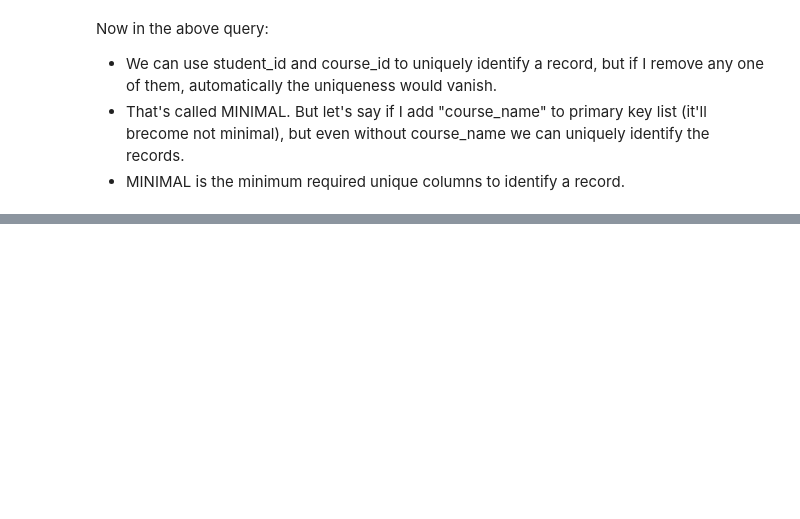
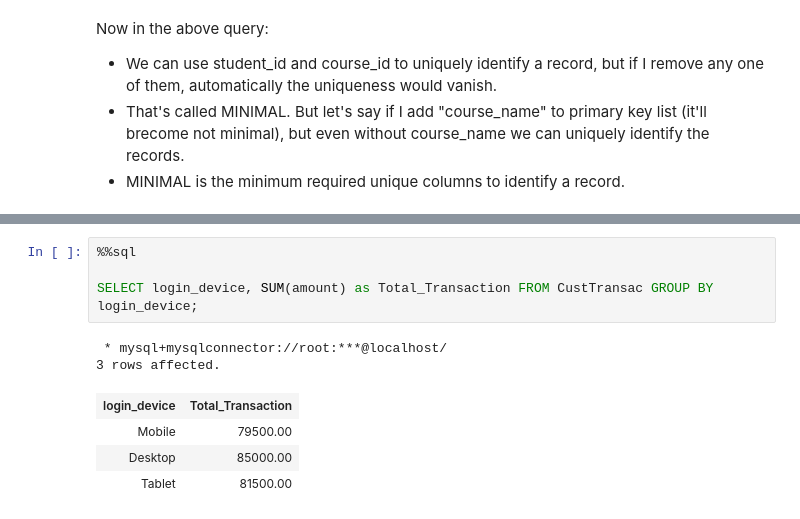
Before and after one commit to LShreeChaithanya/Solid_fundamentals_SQL, a Jupyter notebook: sql_learning.ipynb, the cells around one changed output, grey strips where cells are left out. Saved outputs shown, nothing was run; the diff lists cells and outputs as text; blank space fills up the shorter version.

```diff
--- a/sql_learning.ipynb
+++ b/sql_learning.ipynb
@@ -1199,0 +1450,11 @@ Now in the above query:
+# %%
+%%sql
+
+SELECT login_device, SUM(amount) as Total_Transaction FROM CustTransac GROUP BY login_device;
+# %% [output]
+ * mysql+mysqlconnector://root:***@localhost/
+3 rows affected.
+| login_device | Total_Transaction |
+| Mobile | 79500.00 |
+| Desktop | 85000.00 |
+| Tablet | 81500.00 |
```
Also changed, not shown: parts of 30 cells of this notebook.
